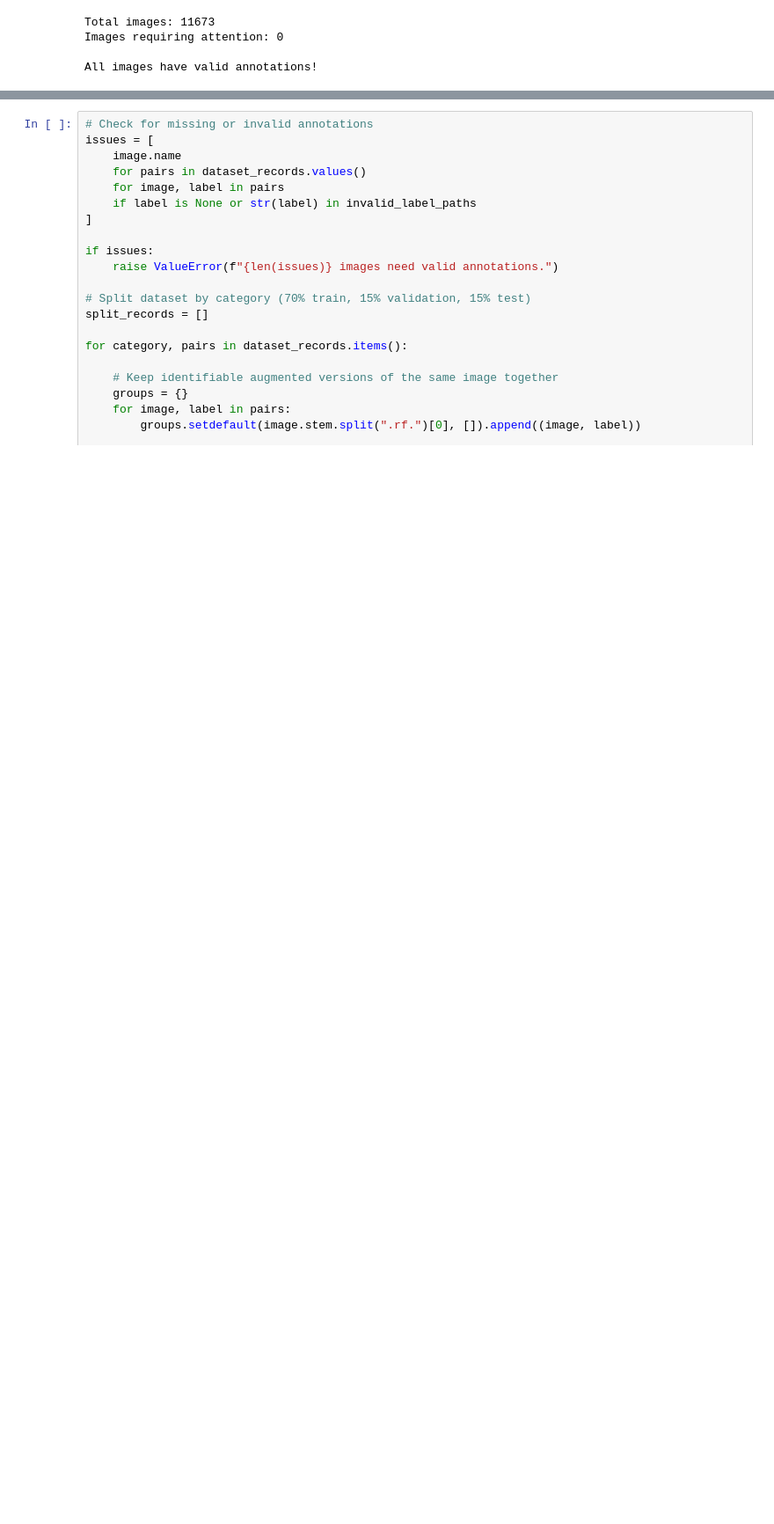
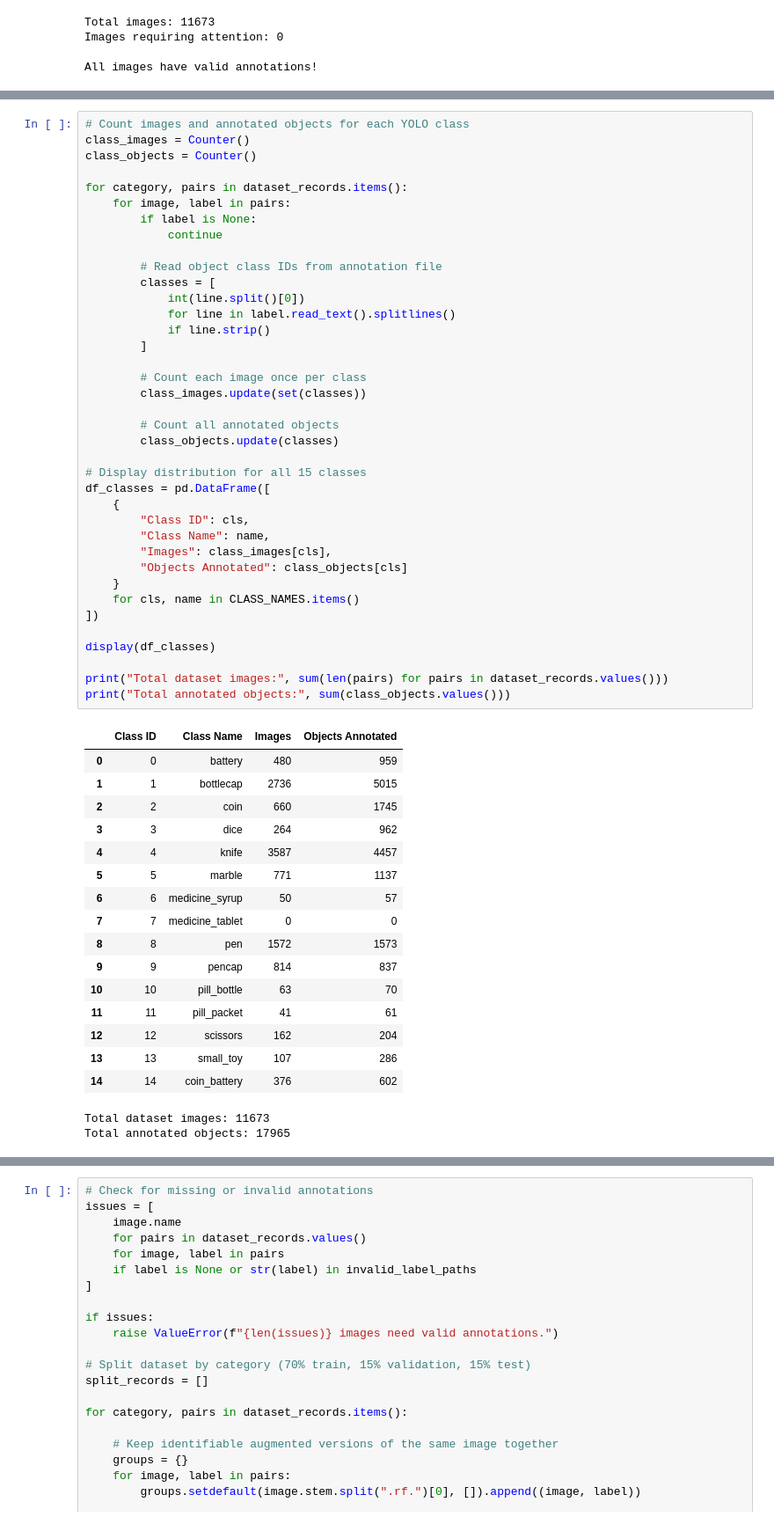
Before and after one commit to Renn-426/AAI3001_Team1, a Jupyter notebook: Child_Safety_Hazard_Detection_YOLOv8.ipynb, the cells around one changed output, grey strips where cells are left out. Shown at 88% size. Cells and saved outputs as stored; diff of their text form; blank space fills up the shorter version.

```diff
--- a/Child_Safety_Hazard_Detection_YOLOv8.ipynb
+++ b/Child_Safety_Hazard_Detection_YOLOv8.ipynb
@@ -478,0 +536,57 @@ All images have valid annotations!
+# %%
+# Count images and annotated objects for each YOLO class
+class_images = Counter()
+class_objects = Counter()
+
+for category, pairs in dataset_records.items():
+    for image, label in pairs:
+        if label is None:
+            continue
+
+        # Read object class IDs from annotation file
+        classes = [
+            int(line.split()[0])
+            for line in label.read_text().splitlines()
+            if line.strip()
+        ]
+
+        # Count each image once per class
+        class_images.update(set(classes))
+
+        # Count all annotated objects
+        class_objects.update(classes)
+
+# Display distribution for all 15 classes
+df_classes = pd.DataFrame([
+    {
+        "Class ID": cls,
+        "Class Name": name,
+        "Images": class_images[cls],
+        "Objects Annotated": class_objects[cls]
+    }
+    for cls, name in CLASS_NAMES.items()
+])
+
+display(df_classes)
+
+print("Total dataset images:", sum(len(pairs) for pairs in dataset_records.values()))
+print("Total annotated objects:", sum(class_objects.values()))
+# %% [output]
+|  | Class ID | Class Name | Images | Objects Annotated |
+| 0 | 0 | battery | 480 | 959 |
+| 1 | 1 | bottlecap | 2736 | 5015 |
+| 2 | 2 | coin | 660 | 1745 |
+| 3 | 3 | dice | 264 | 962 |
+| 4 | 4 | knife | 3587 | 4457 |
+| 5 | 5 | marble | 771 | 1137 |
+| 6 | 6 | medicine_syrup | 50 | 57 |
+| 7 | 7 | medicine_tablet | 0 | 0 |
+| 8 | 8 | pen | 1572 | 1573 |
+| 9 | 9 | pencap | 814 | 837 |
+| 10 | 10 | pill_bottle | 63 | 70 |
+| 11 | 11 | pill_packet | 41 | 61 |
+| 12 | 12 | scissors | 162 | 204 |
+| 13 | 13 | small_toy | 107 | 286 |
+| 14 | 14 | coin_battery | 376 | 602 |
+Total dataset images: 11673
+Total annotated objects: 17965
```
Also changed, not shown: parts of 11 cells of this notebook.
